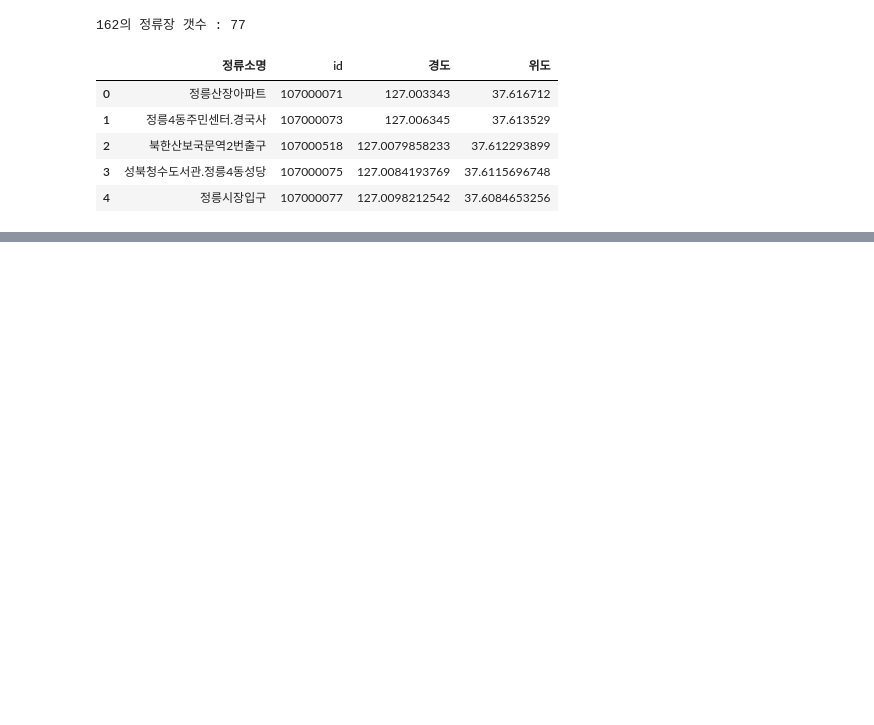
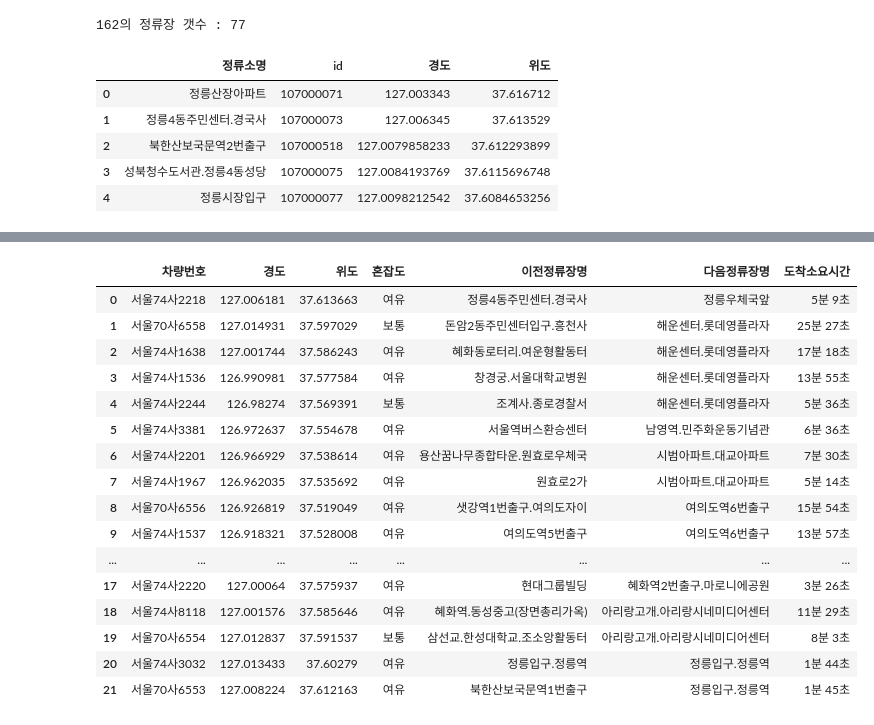
Before and after one commit to seungdobaek/ai_x, a Jupyter notebook: source/01_python/ch14_웹데이터수집1_정적.ipynb, the cells around one changed output, grey strips where cells are left out. Saved outputs shown, nothing was run; the diff lists cells and outputs as text; code cells hidden in the pictures; blank space fills up the shorter version.

```diff
--- a/source/01_python/ch14_웹데이터수집1_정적.ipynb
+++ b/source/01_python/ch14_웹데이터수집1_정적.ipynb
@@ -1008,0 +1012,9 @@ df_position
+# %%
+def station_name(row):
+    row['이전정류장명'] = df_stations.loc[df_stations['id'] == row['최종정류장id'], '정류소명'].iloc[0]
+    row['다음정류장명'] = df_stations.loc[df_stations['id'] == row['다음정류장id'], '정류소명'].iloc[0]
+    minute = int(row['도착소요시간(초)'])//60  # //:몫연산자
+    sec    = int(row['도착소요시간(초)']) % 60
+    row['도착소요시간'] = f'{minute}분 {sec}초'
+    return row
+station_name(df_position.loc[2])
@@ -1008,0 +1033,20 @@ df_position
+# %%
+df_position = df_position.apply(station_name, axis=1)
+# %% [output]
+|  | 차량번호 | 경도 | 위도 | 혼잡도 | 이전정류장명 | 다음정류장명 | 도착소요시간 |
+| 0 | 서울74사2218 | 127.006181 | 37.613663 | 여유 | 정릉4동주민센터.경국사 | 정릉우체국앞 | 5분 9초 |
+| 1 | 서울70사6558 | 127.014931 | 37.597029 | 보통 | 돈암2동주민센터입구.흥천사 | 해운센터.롯데영플라자 | 25분 27초 |
+| 2 | 서울74사1638 | 127.001744 | 37.586243 | 여유 | 혜화동로터리.여운형활동터 | 해운센터.롯데영플라자 | 17분 18초 |
+| 3 | 서울74사1536 | 126.990981 | 37.577584 | 여유 | 창경궁.서울대학교병원 | 해운센터.롯데영플라자 | 13분 55초 |
+| 4 | 서울74사2244 | 126.98274 | 37.569391 | 보통 | 조계사.종로경찰서 | 해운센터.롯데영플라자 | 5분 36초 |
+| 5 | 서울74사3381 | 126.972637 | 37.554678 | 여유 | 서울역버스환승센터 | 남영역.민주화운동기념관 | 6분 36초 |
+| 6 | 서울74사2201 | 126.966929 | 37.538614 | 여유 | 용산꿈나무종합타운.원효로우체국 | 시범아파트.대교아파트 | 7분 30초 |
+| 7 | 서울74사1967 | 126.962035 | 37.535692 | 여유 | 원효로2가 | 시범아파트.대교아파트 | 5분 14초 |
+| 8 | 서울70사6556 | 126.926819 | 37.519049 | 여유 | 샛강역1번출구.여의도자이 | 여의도역6번출구 | 15분 54초 |
+| 9 | 서울74사1537 | 126.918321 | 37.528008 | 여유 | 여의도역5번출구 | 여의도역6번출구 | 13분 57초 |
+| ... | ... | ... | ... | ... | ... | ... | ... |
+| 17 | 서울74사2220 | 127.00064 | 37.575937 | 여유 | 현대그룹빌딩 | 혜화역2번출구.마로니에공원 | 3분 26초 |
+| 18 | 서울74사8118 | 127.001576 | 37.585646 | 여유 | 혜화역.동성중고(장면총리가옥) | 아리랑고개.아리랑시네미디어센터 | 11분 29초 |
+| 19 | 서울70사6554 | 127.012837 | 37.591537 | 보통 | 삼선교.한성대학교.조소앙활동터 | 아리랑고개.아리랑시네미디어센터 | 8분 3초 |
+| 20 | 서울74사3032 | 127.013433 | 37.60279 | 여유 | 정릉입구.정릉역 | 정릉입구.정릉역 | 1분 44초 |
+| 21 | 서울70사6553 | 127.008224 | 37.612163 | 여유 | 북한산보국문역1번출구 | 정릉입구.정릉역 | 1분 45초 |
```
Also changed, not shown: parts of 8 cells of this notebook, 6 other files.
